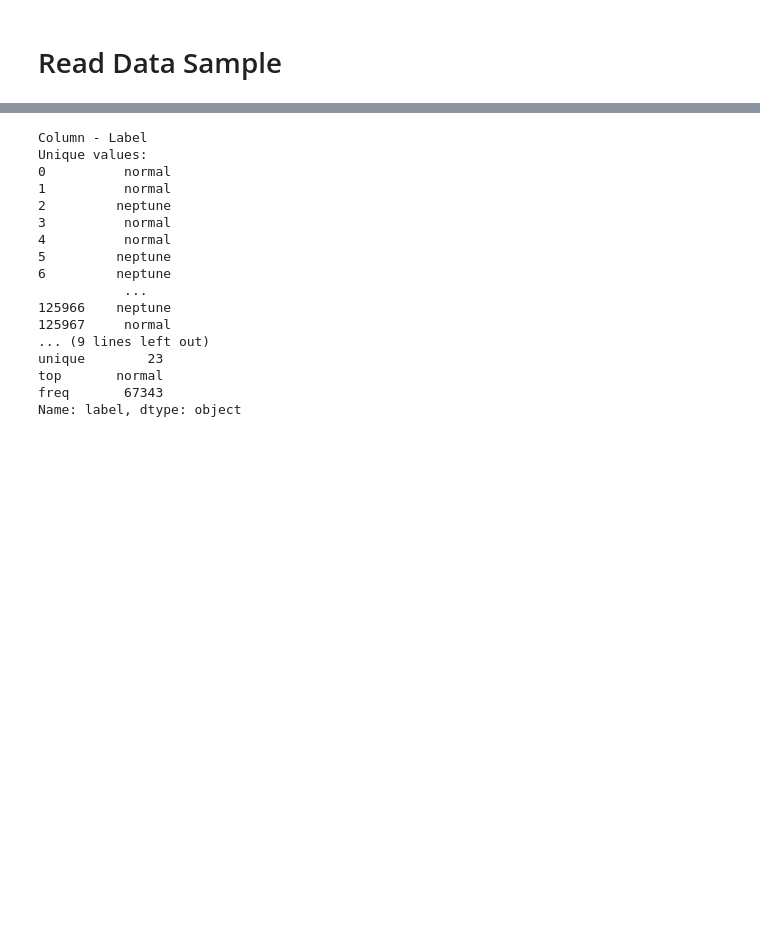
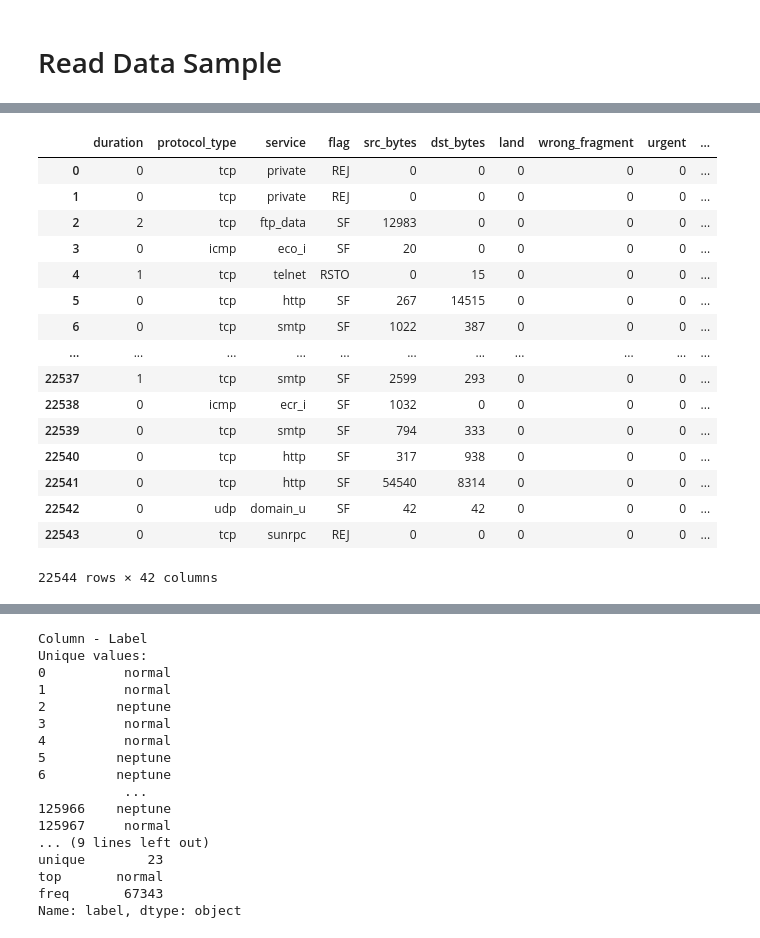
Before and after one commit to rkmalaiya/network_anomaly_detection_deep_learning, a Jupyter notebook: eda.ipynb, the cells around one changed output, grey strips where cells are left out. Saved outputs shown, nothing was run; the diff lists cells and outputs as text; code cells hidden in the pictures; blank space fills up the shorter version.

Commit message:
Getting accuracy with KDDTest+.txt

```diff
--- a/eda.ipynb
+++ b/eda.ipynb
@@ -18,6 +18,13 @@ col_names = ["duration","protocol_type","service","flag","src_bytes",
     "dst_host_rerror_rate","dst_host_srv_rerror_rate","label", "x"]
 
 kdd_train = pd.read_csv("dataset/KDDTrain+.txt",names = col_names,)
+kdd_test = pd.read_csv("dataset/KDDTest+.txt",names = col_names,)
+
+kdd_train = kdd_train.drop("x", axis = 1)
+kdd_test = kdd_test.drop("x", axis = 1)
+
+kdd_x_test = kdd_test.drop("label", axis =1 )
+kdd_y_test = kdd_test["label"].copy()
 # %%
 category_variables = ["protocol_type","service","flag"]
 for cv in category_variables:
@@ -45,3 +70,23 @@ kdd_train
+# %%
+kdd_test
+# %% [output]
+|  | duration | protocol_type | service | flag | src_bytes | dst_bytes | land | wrong_fragment | urgent | ... |
+| 0 | 0 | tcp | private | REJ | 0 | 0 | 0 | 0 | 0 | ... |
+| 1 | 0 | tcp | private | REJ | 0 | 0 | 0 | 0 | 0 | ... |
+| 2 | 2 | tcp | ftp_data | SF | 12983 | 0 | 0 | 0 | 0 | ... |
+| 3 | 0 | icmp | eco_i | SF | 20 | 0 | 0 | 0 | 0 | ... |
+| 4 | 1 | tcp | telnet | RSTO | 0 | 15 | 0 | 0 | 0 | ... |
+| 5 | 0 | tcp | http | SF | 267 | 14515 | 0 | 0 | 0 | ... |
+| 6 | 0 | tcp | smtp | SF | 1022 | 387 | 0 | 0 | 0 | ... |
+| ... | ... | ... | ... | ... | ... | ... | ... | ... | ... | ... |
+| 22537 | 1 | tcp | smtp | SF | 2599 | 293 | 0 | 0 | 0 | ... |
+| 22538 | 0 | icmp | ecr_i | SF | 1032 | 0 | 0 | 0 | 0 | ... |
+| 22539 | 0 | tcp | smtp | SF | 794 | 333 | 0 | 0 | 0 | ... |
+| 22540 | 0 | tcp | http | SF | 317 | 938 | 0 | 0 | 0 | ... |
+| 22541 | 0 | tcp | http | SF | 54540 | 8314 | 0 | 0 | 0 | ... |
+| 22542 | 0 | udp | domain_u | SF | 42 | 42 | 0 | 0 | 0 | ... |
+| 22543 | 0 | tcp | sunrpc | REJ | 0 | 0 | 0 | 0 | 0 | ... |
+22544 rows × 42 columns
 # %%
 kdd_train.describe()
 # %% [output]
```
Also changed, not shown: parts of 18 cells of this notebook.
